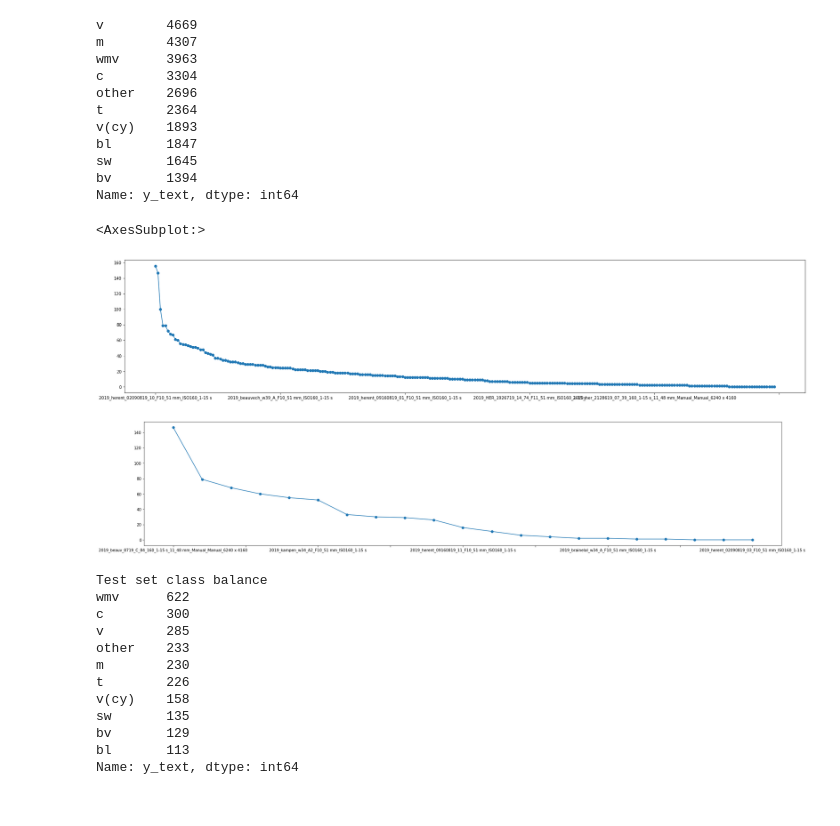
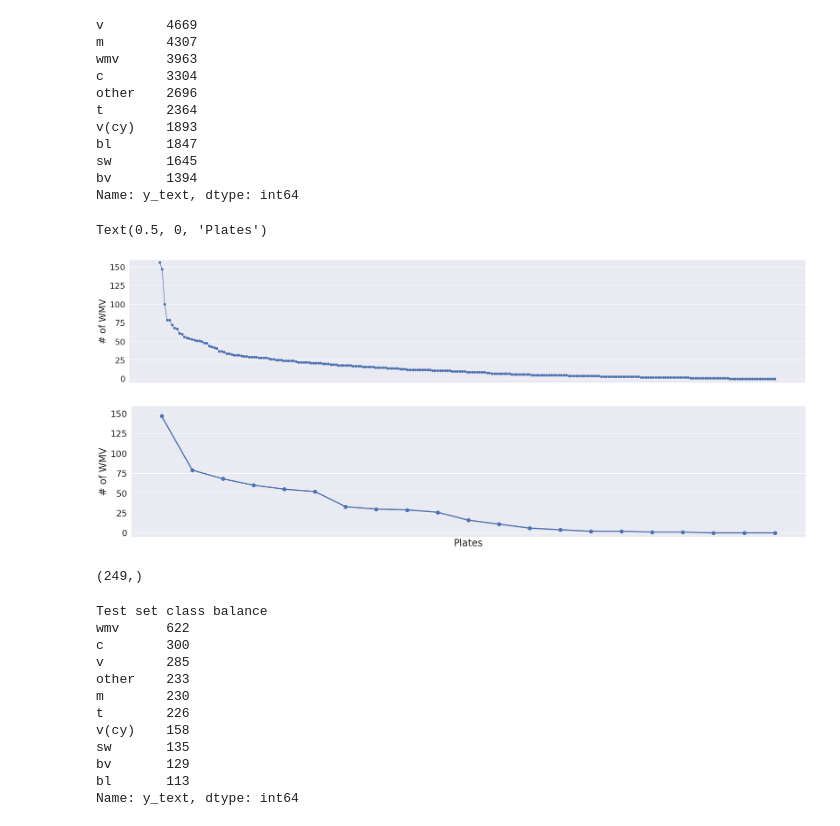
Before and after one commit to kalfasyan/yannis_impy, a Jupyter notebook: TrainingOnBoxes.ipynb, the cells around one changed output. Cells and saved outputs as stored; diff of their text form; code cells hidden in the pictures.

```diff
--- a/TrainingOnBoxes.ipynb
+++ b/TrainingOnBoxes.ipynb
@@ -87,26 +85,39 @@ Name: y_text, dtype: int64
 # %%
 # Sampling some test plates. 2 from first 5, 2 from next five....
 target_insect_dict = {}
 for i, sub in df_2019.groupby(['pname']):
     try:
         target_insect_dict[i] = sub['y_text'][sub['y_text']=='wmv'].value_counts()[0]
     except:
         target_insect_dict[i] = 0
 ser = pd.Series(target_insect_dict, index=target_insect_dict.keys()).sort_values(ascending=False)
 test_plates = []
 test_plates.extend(ser.iloc[:5].sample(2, random_state=42).index.values.tolist())
 test_plates.extend(ser.iloc[5:10].sample(2, random_state=42).index.values.tolist())
 test_plates.extend(ser.iloc[10:15].sample(2, random_state=42).index.values.tolist())
 test_plates.extend(ser.iloc[20:].sample(15, random_state=42).index.values.tolist())
 test_plates = ser.loc[test_plates].sort_values(ascending=False).index.tolist()
 # Plotting
-ser.plot(marker='o', figsize=(30,6))
+import seaborn as sns
+sns.set(font_scale=2.)
+ser.plot(marker='o', figsize=(32,6))
+plt.ylim(-5,160)
+plt.ylabel("# of WMV")
+plt.xticks([])
 plt.figure()
-ser.loc[test_plates].sort_values(ascending=False).plot(marker='o', figsize=(30,6))
+ser.loc[test_plates].sort_values(ascending=False).plot(marker='o', figsize=(30,6), linewidth=3, markersize=9)
+plt.ylim(-5,160)
+plt.ylabel("# of WMV")
+plt.xticks([])
+plt.xlabel('Plates')
 # %% [output]
-<AxesSubplot:>
+Text(0.5, 0, 'Plates')
-[figure, old version]
+[figure, new version]
-[figure, old version]
+[figure, new version]
+# %%
+df_2019.pname.value_counts().index.values.shape
+# %% [output]
+(249,)
 # %%
 X_test = df_2019.x[df_2019.pname.isin(test_plates)]
 y_test = df_2019.y[df_2019.pname.isin(test_plates)]
```
Also changed, not shown: parts of 5 cells of this notebook, 5 other files.
